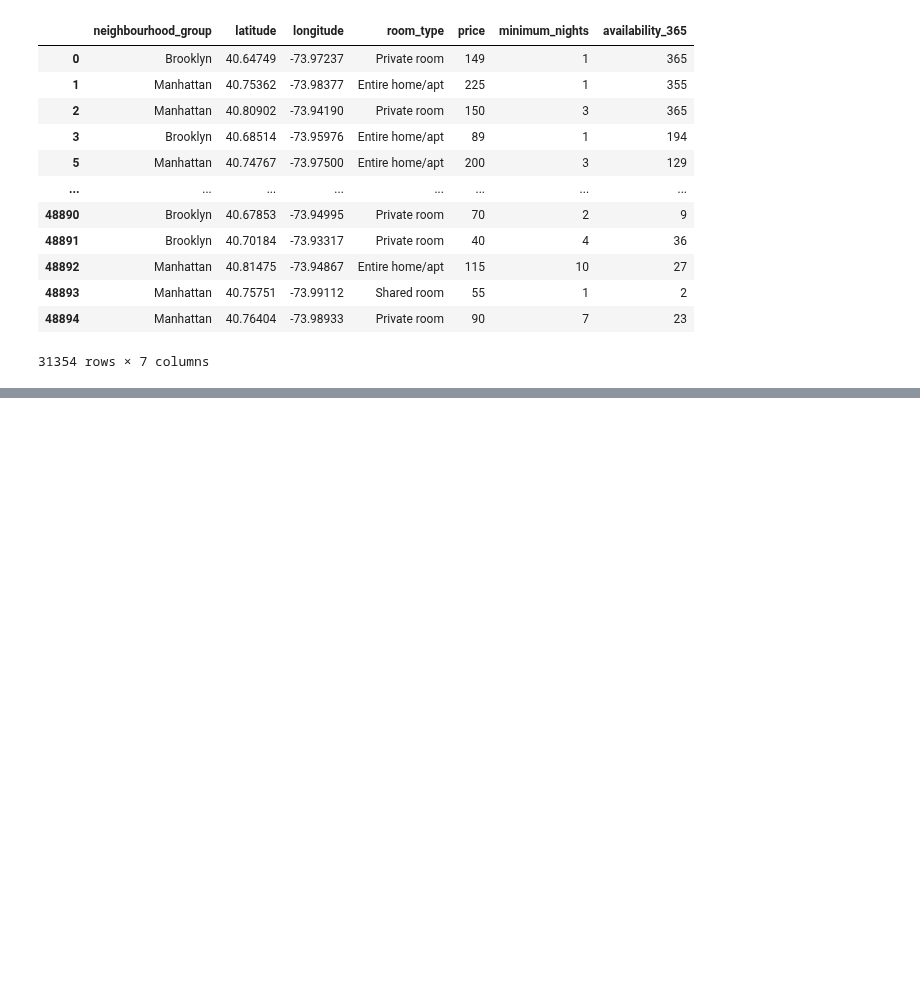
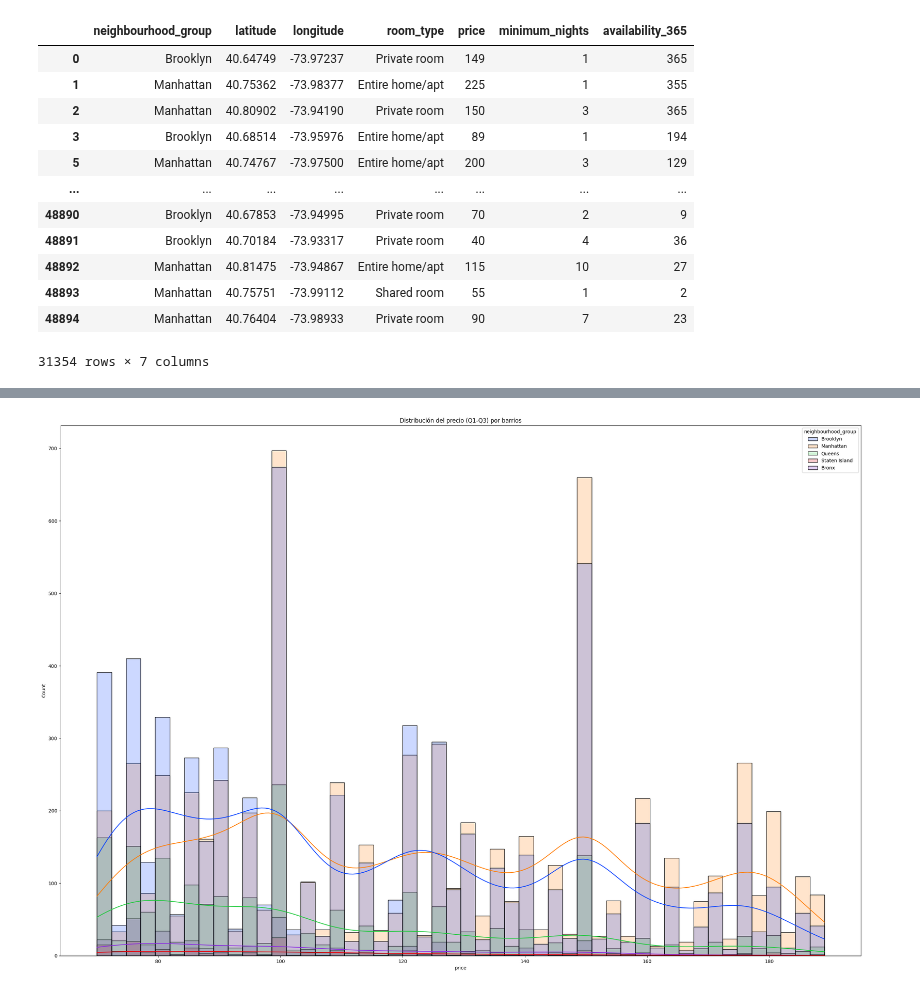
Before and after one commit to 4GeeksAcademy/GuilloMansa-MachineLearning, a Jupyter notebook: src/00-eda-airbnb-ny.ipynb, the cells around one changed output, grey strips where cells are left out. Saved outputs shown, nothing was run; the diff lists cells and outputs as text; code cells hidden in the pictures; blank space fills up the shorter version.

```diff
--- a/src/00-eda-airbnb-ny.ipynb
+++ b/src/00-eda-airbnb-ny.ipynb
@@ -226,0 +220,10 @@ ValueError: could not convert string to float: 'Brooklyn'
+# %%
+plt.figure(figsize=(30,20))
+q1 = df['price'].quantile(0.25)
+q3 = df['price'].quantile(0.75)
+df_filtro = df[(df['price'] >= q1) & (df['price'] <= q3)]
+sns.histplot(df_filtro, x='price', bins=50, hue='neighbourhood_group',palette='bright',alpha=0.2, kde=True)
+plt.title("Distribución del precio (Q1-Q3) por barrios")
+plt.show()
+# %% [output]
+[figure, added]
```
Also changed, not shown: parts of 9 cells of this notebook.
